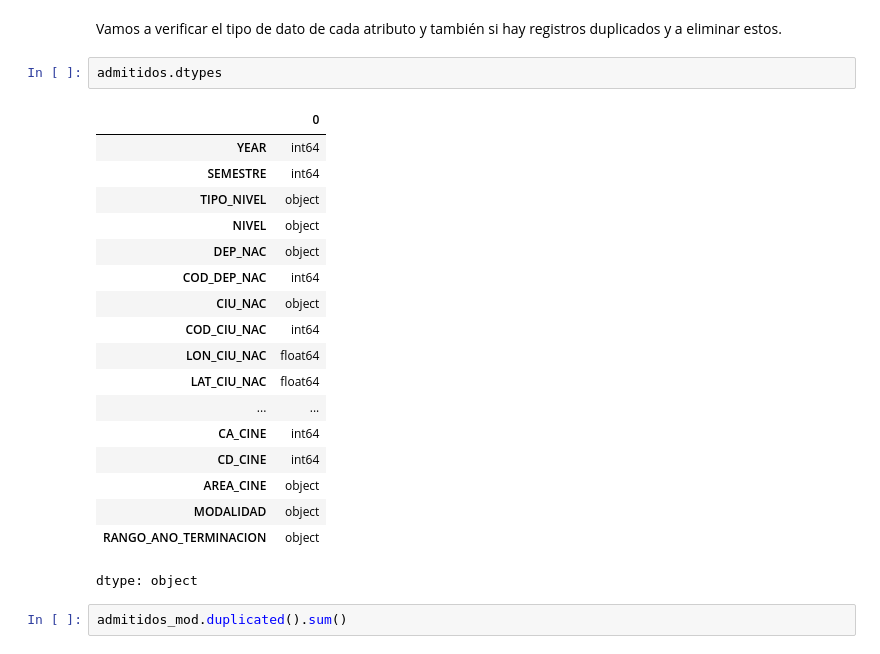
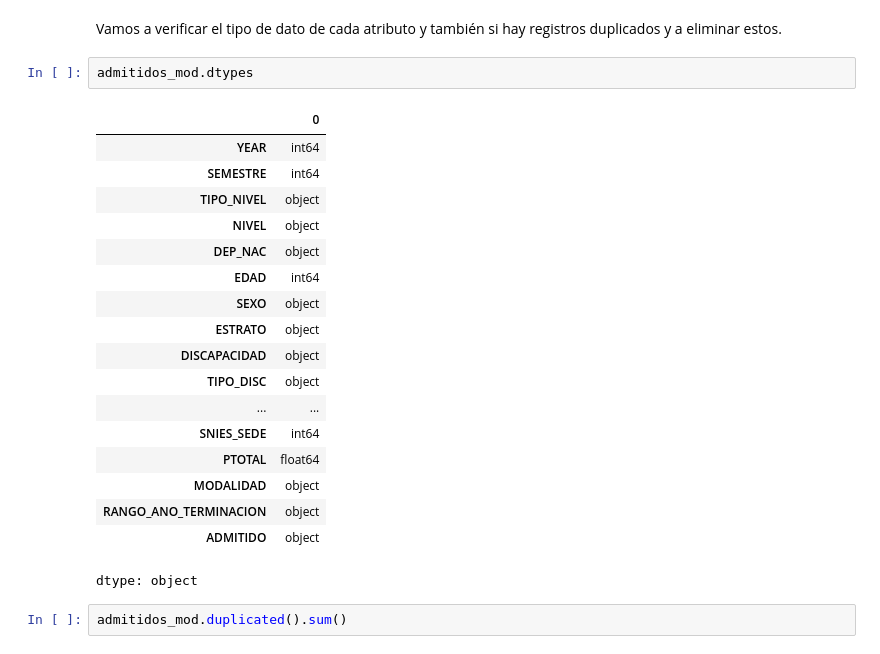
Before and after one commit to 10scar/Proyecto-ABD-2024-2, a Jupyter notebook: ALM.ipynb, the cells around one changed output. Saved outputs shown, nothing was run; the diff lists cells and outputs as text.

```diff
--- a/ALM.ipynb
+++ b/ALM.ipynb
@@ -193,25 +193,25 @@ dtype: int64
 # %% [markdown]
 Vamos a verificar el tipo de dato de cada atributo y también si hay registros duplicados y a eliminar estos.
 # %%
-admitidos.dtypes
+admitidos_mod.dtypes
 # %% [output]
 |  | 0 |
 | YEAR | int64 |
 | SEMESTRE | int64 |
 | TIPO_NIVEL | object |
 | NIVEL | object |
 | DEP_NAC | object |
-| COD_DEP_NAC | int64 |
-| CIU_NAC | object |
-| COD_CIU_NAC | int64 |
-| LON_CIU_NAC | float64 |
-| LAT_CIU_NAC | float64 |
+| EDAD | int64 |
+| SEXO | object |
+| ESTRATO | object |
+| DISCAPACIDAD | object |
+| TIPO_DISC | object |
 | ... | ... |
-| CA_CINE | int64 |
-| CD_CINE | int64 |
-| AREA_CINE | object |
+| SNIES_SEDE | int64 |
+| PTOTAL | float64 |
 | MODALIDAD | object |
 | RANGO_ANO_TERMINACION | object |
+| ADMITIDO | object |
 dtype: object
 # %%
 admitidos_mod.duplicated().sum()
```
Also changed, not shown: parts of 15 cells of this notebook.
